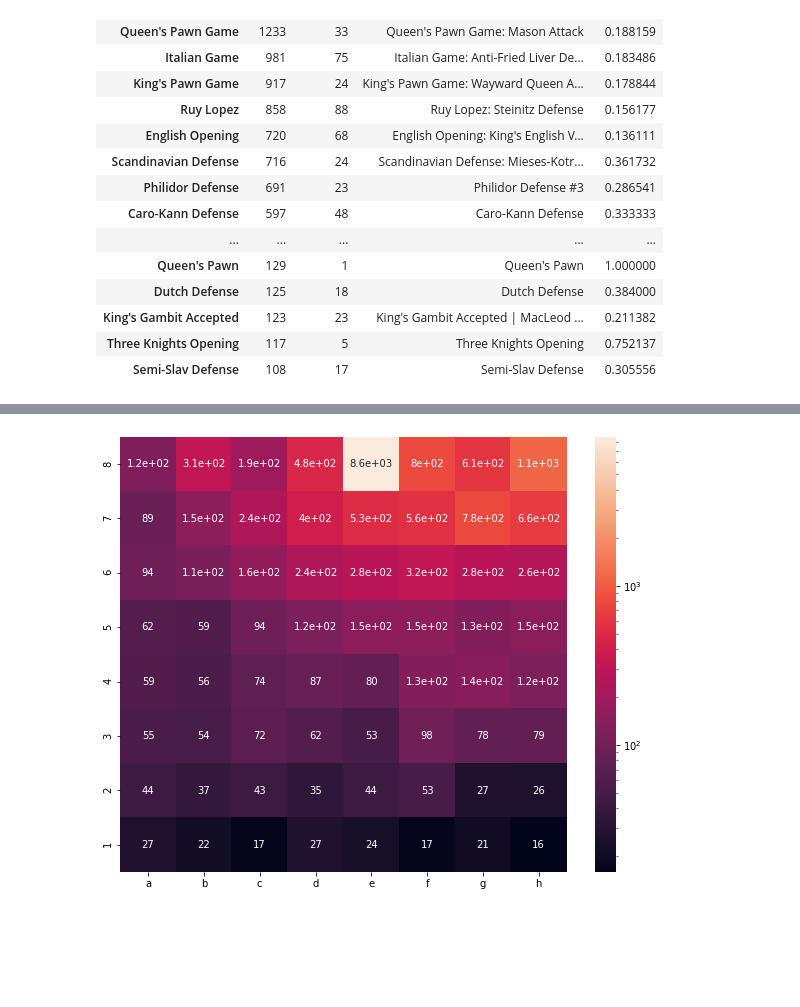
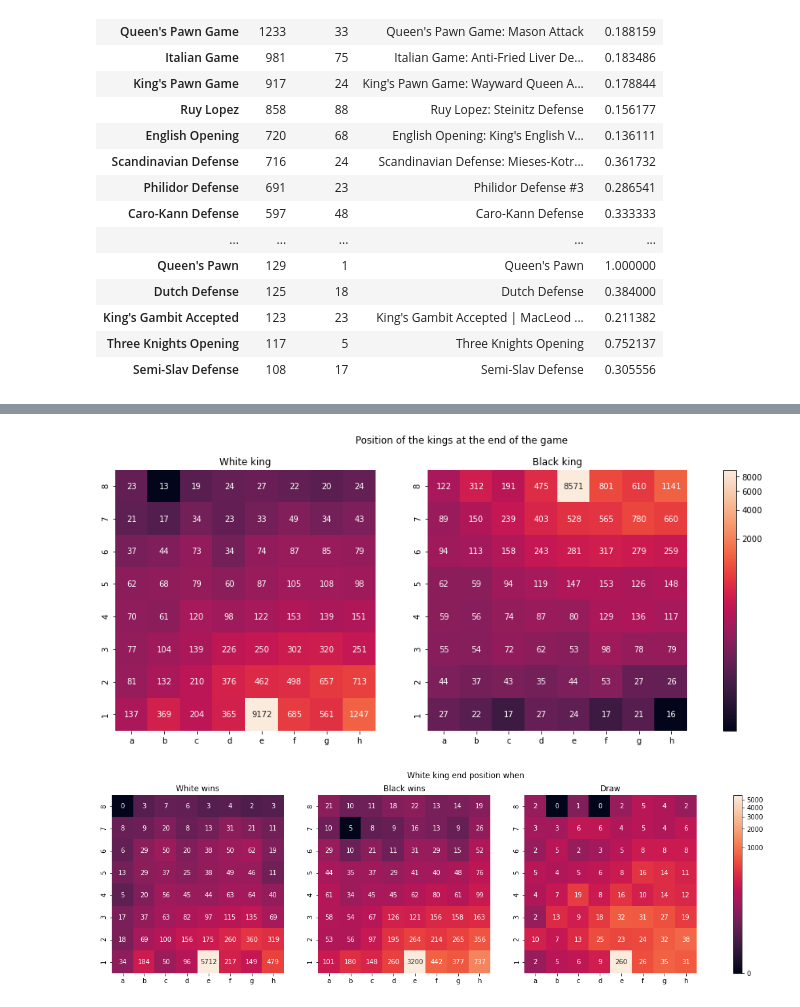
Before and after one commit to com-480-data-visualization/data-visualization-project-2021-thelogisticsscoobyganggotridofswagl33d, a Jupyter notebook: Milestone 1.ipynb, the cells around one changed output, grey strips where cells are left out. Saved outputs shown, nothing was run; the diff lists cells and outputs as text; code cells hidden in the pictures; blank space fills up the shorter version.

Commit message:
Added new visualizations

```diff
--- a/Milestone 1.ipynb
+++ b/Milestone 1.ipynb
@@ -91,9 +91,8 @@ games.groupby("opening_kind")["opening_name"].agg(["count", "nunique", most_play
 | Three Knights Opening | 117 | 5 | Three Knights Opening | 0.752137 |
 | Semi-Slav Defense | 108 | 17 | Semi-Slav Defense | 0.305556 |
 # %%
-def plot_position_heatmap(s):
-    plt.figure(figsize=(10,8))
+def plot_position_heatmap(s, ax=None):
     df = pd.DataFrame(np.zeros((8,8)), index=range(8, 0, -1), columns=['a', 'b', 'c', 'd', 'e', 'f', 'g', 'h'], dtype=int)
     for _, pos in s.items():
         df.loc[int(pos[1]), pos[0]] += 1
-    sns.heatmap(data=df, annot=True, norm=LogNorm(df.min().min(), df.max().max()))
+    return sns.heatmap(data=df, annot=True, norm=PowerNorm(1/5), ax=ax, cbar=False, fmt='d')
@@ -104,4 +99,30 @@ plot_position_heatmap(games['white_king'])
-# %%
-plot_position_heatmap(games['black_king'])
-# %% [output]
-[figure, removed]
+# %%
+fig, axes = plt.subplots(ncols=2, figsize=(16, 6))
+plt.suptitle("Position of the kings at the end of the game")
+
+axes[0].set_title ("White king")
+im = plot_position_heatmap(games['white_king'], ax=axes[0])
+
+axes[1].set_title("Black king")
+plot_position_heatmap(games['black_king'], ax=axes[1])
+
+plt.colorbar(im.get_children()[0], ax=axes, orientation='vertical');
+# %% [output]
+[figure, added]
+# %%
+fig, axes = plt.subplots(ncols=3, figsize=(20, 5))
+
+plt.suptitle("White king end position when")
+
+axes[0].set_title ("White wins")
+im = plot_position_heatmap(games['white_king'][games['winner'] == 'white'], ax=axes[0])
+
+axes[1].set_title ("Black wins")
+plot_position_heatmap(games['white_king'][games['winner'] == 'black'], ax=axes[1])
+
+axes[2].set_title ("Draw")
+plot_position_heatmap(games['white_king'][games['winner'] == 'draw'], ax=axes[2])
+
+plt.colorbar(im.get_children()[0], ax=axes, orientation='vertical');
+# %% [output]
+[figure, added]
```
Also changed, not shown: parts of 4 cells of this notebook, 1 other file.
